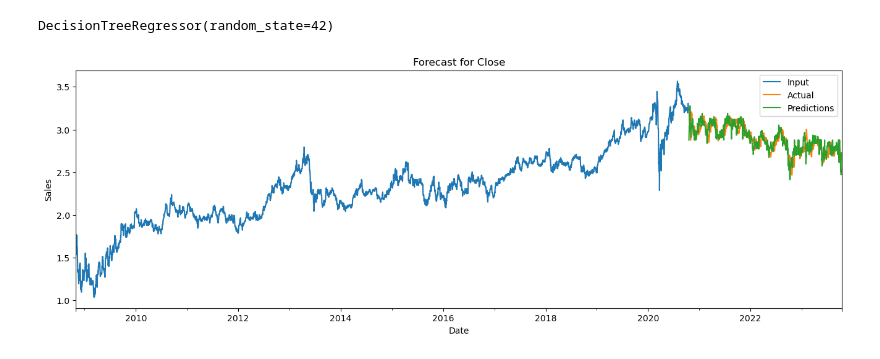
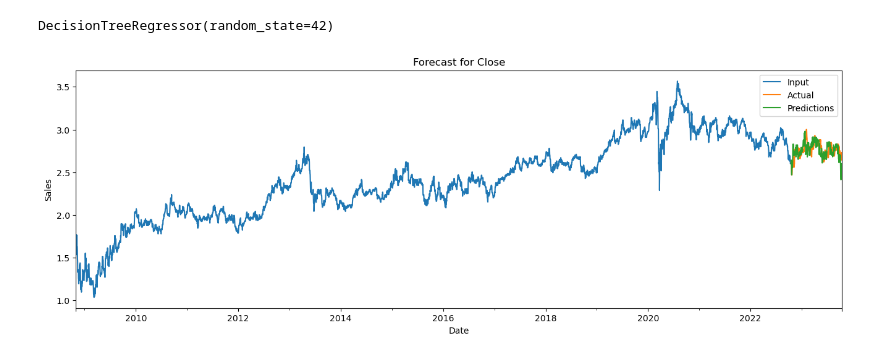
Before and after one commit to reinbugnot/kmeans-fuzzy-ts-forecast, a Jupyter notebook: fts-self-implement.ipynb, the cells around one changed output. Cells and saved outputs as stored; diff of their text form; code cells hidden in the pictures.

```diff
--- a/fts-self-implement.ipynb
+++ b/fts-self-implement.ipynb
@@ -153,7 +175,22 @@ def get_centroids(x, method, PAD_RATIO = 0.05, n_partitions=None):
 
     return centroids, (min_val, max_val)
 # %%
+# Derived from a function found in Assignment 4 google collaboratory notebook
 def span_learnmf(x, method, n_partitions = None):
+
+    """
+    Generate a set of fuzzy membership function objects (dict).
+
+    args:
+        x - time series data
+        method - the method used to generate centroids (passed to get_centroids function):
+            'grid': generate evenly spaces centroids across the range of values
+            'kmeans': perform kmeans clustering algorithm to dynamically identify the best centroid positions based on data distribution
+        n_partitions - number of partitions / number of centroids (passed to get_centroids function).
+
+    out:
+        mf - set
+    """
 
     centroids, (min_val, max_val) = get_centroids(x, method = method, n_partitions=n_partitions)
 
@@ -178,21 +248,14 @@ fuzzy_set, (min_val, max_val), centroids = span_learnmf(train, 'kmeans', n_parti
 # %%
-print((min_val, max_val))
-
-# fig, ax = plt.subplots(nrows=1, ncols=1, figsize=[15,3])
-# for i in range(len(fuzzy_set)):
-#     x = np.linspace(min_val, max_val, (n_partitions+1)*20, endpoint = False)
-#     ax.plot(x, evalmf(fuzzy_set[i], x), label='Winning Vector 1')
-#     ax.set_title("Triangle Membership Functions from Winning Vectors")
-#     ax.set_xticks(x[::10])
-# plt.show()
-
+# Plot Generated Membership Functions
 x = np.linspace(min_val, max_val, (n_partitions+1)*20, endpoint = False)
 
 fig, ax = plt.subplots(figsize=(15,5))
 ax.plot(df.index, df.values)
-ax.set_title('A17U.SI Time Series')
+ax.set_title('Fig. 6. A17U.SI Time Series')
+ax.set_ylabel('Trust Value')
+ax.set_xlabel('Date')
 
-# # Zoom in
+## Uncomment this if we want to zoom in on a particular y value range
 # ax.set_ylim([2,2.5])
 
 ax2 = ax.twiny()
@@ -530,30 +624,30 @@ DF = window_input(window_length = window_length, data = df)
 X = DF.iloc[:, :-1]
 y = DF.iloc[:, -1]
 
-X_train, X_test, y_train, y_test = train_test_split(X, y, test_size=0.2, random_state=42, shuffle=False)
+X_train, X_test, y_train, y_test = train_test_split(X, y, test_size=365, random_state=42, shuffle=False)
 # %%
 model1 = DecisionTreeRegressor(random_state=42)
 model1.fit(X_train, y_train)
 # %% [output]
 DecisionTreeRegressor(random_state=42)
 # %%
-model1_predictions = dt_seq.predict(DF.iloc[(X_train.shape[0] - window_length):,:-1])[window_length:]
-preds_df = pd.DataFrame(model1_predictions, index=X_test.index)
+model1_predictions = model1.predict(DF.iloc[(X_train.shape[0] - window_length):,:-1])[window_length:]
+preds_df1 = pd.DataFrame(model1_predictions, index=X_test.index)
 
 benchmark_model_names.append('Decision Tree')
-benchmark_model_preds.append(model1_predictions)
+benchmark_model_preds.append(np.array(preds_df1.iloc[:,0]))
 # %%
 fig, ax = plt.subplots(figsize=(16, 5))
 X_train.iloc[:,0].plot()
 X_test.iloc[:, 0].plot()
-preds_df.iloc[:,0].plot()
+preds_df1.iloc[:,0].plot()
 plt.legend(['Input', 'Actual', 'Predictions'])
 plt.title('Forecast for ' + str(X_train.columns[0]))
 plt.xlabel('Date')
 plt.ylabel('Sales')
 plt.show()
 # %% [output]
-[figure, old version]
+[figure, new version]
 # %%
 ## LGBM
 import lightgbm as lgbm
```
Also changed, not shown: parts of 44 cells of this notebook.
